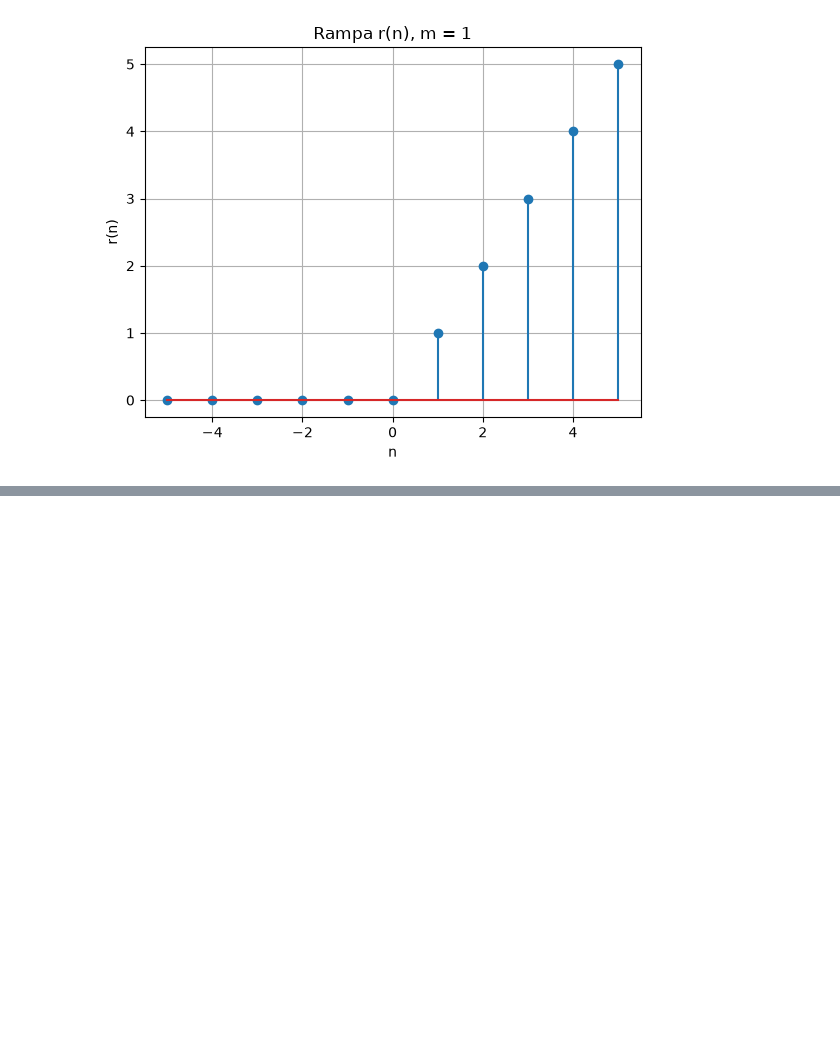
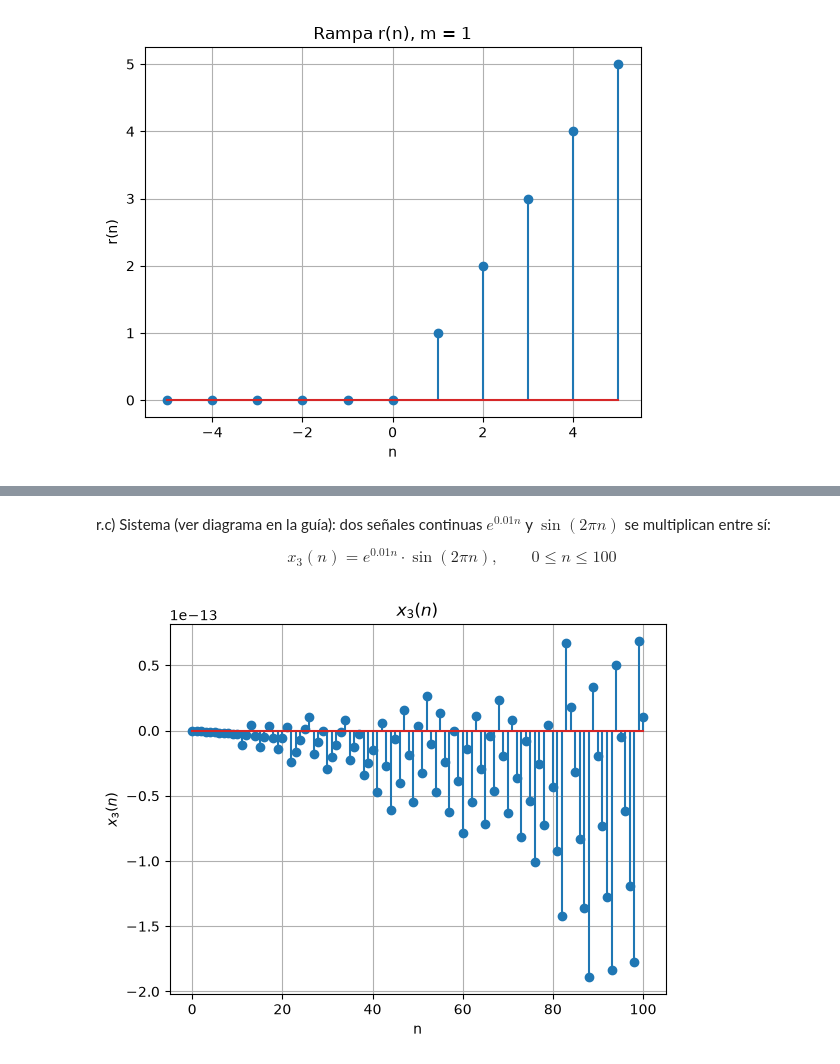
Before and after one commit to soficede/biosenales_2026, a Jupyter notebook: practica_01/practica_1.ipynb, the cells around one changed output, grey strips where cells are left out. Drawn from its saved outputs; the diff is of its cells as text; code cells hidden in the pictures; blank space fills up the shorter version.

```diff
--- a/practica_01/practica_1.ipynb
+++ b/practica_01/practica_1.ipynb
@@ -209,0 +254,16 @@ plt.show()
+# %% [markdown]
+r.c) Sistema (ver diagrama en la guía): dos señales continuas $e^{0.01n}$ y $\sin(2\pi n)$ se multiplican entre sí:
+
+$$x_3(n) = e^{0.01n}\cdot \sin(2\pi n), \qquad 0 \leq n \leq 100$$
+# %%
+n_x3 = np.arange(0, 101)
+x3 = np.exp(0.01*n_x3) * np.sin(2*np.pi*n_x3)
+
+plt.stem(n_x3, x3)
+plt.title('$x_3(n)$')
+plt.xlabel('n')
+plt.ylabel('$x_3(n)$')
+plt.grid(True)
+plt.show()
+# %% [output]
+[figure, added]
```
Also changed, not shown: parts of 33 cells of this notebook.
